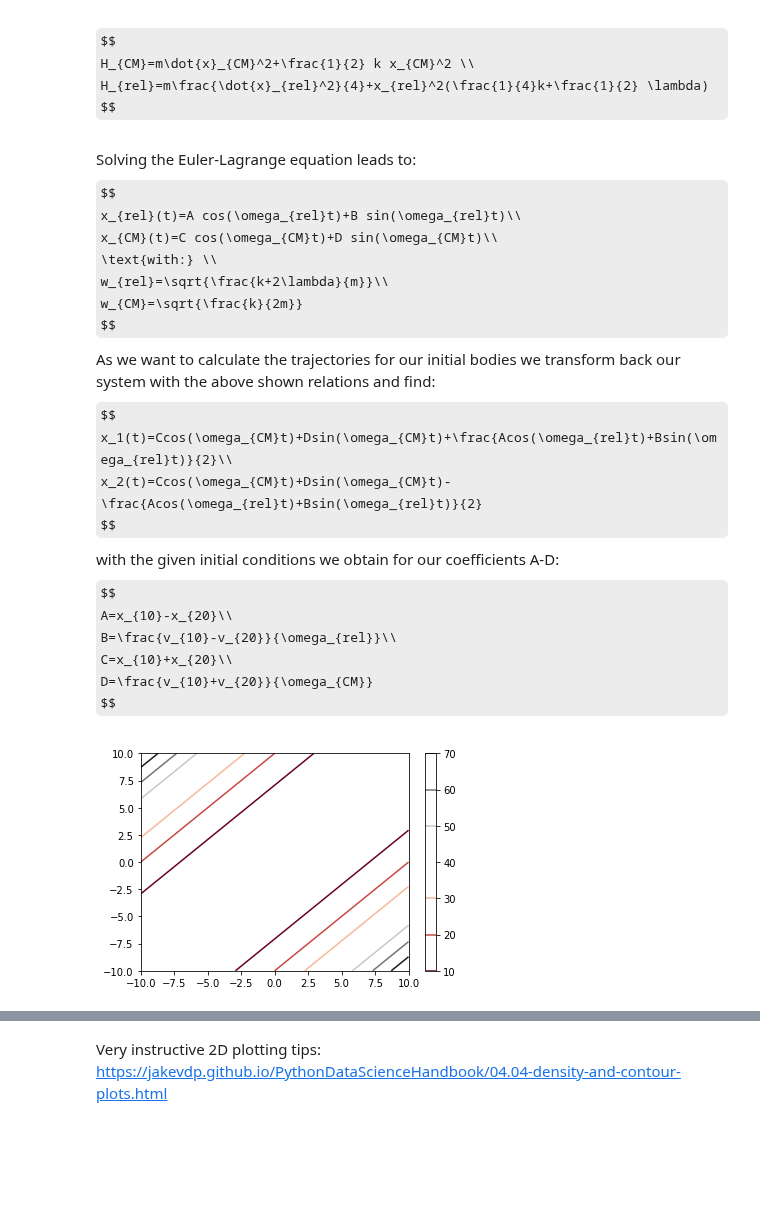
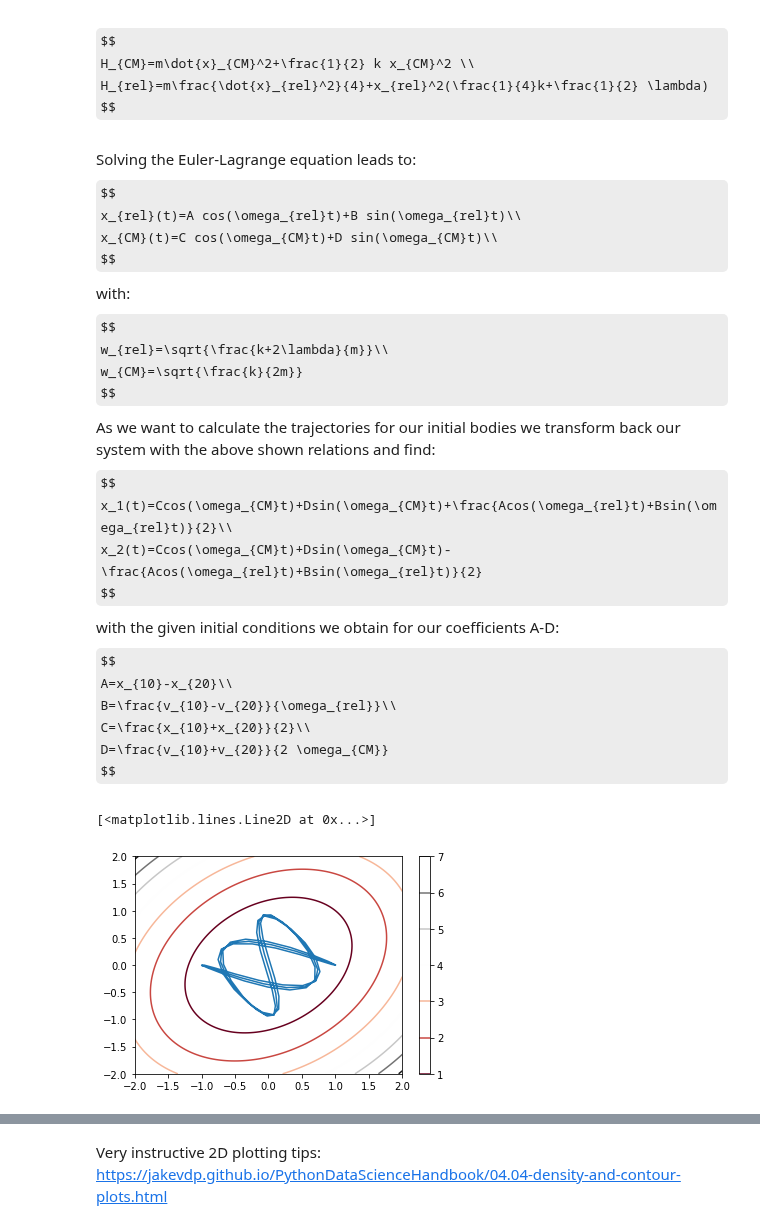
Before and after one commit to ml4cdeca/ComputationalQuantumDynamics, a Jupyter notebook: blatt3/exercise3.ipynb, the cells around one changed output, grey strips where cells are left out. Saved outputs shown, nothing was run; the diff lists cells and outputs as text; code cells hidden in the pictures; some formulas as TeX source; blank space fills up the shorter version.

```diff
--- a/blatt3/exercise3.ipynb
+++ b/blatt3/exercise3.ipynb
@@ -53,7 +53,9 @@ Solving the Euler-Lagrange equation leads to:
 $$
 x_{rel}(t)=A cos(\omega_{rel}t)+B sin(\omega_{rel}t)\\
 x_{CM}(t)=C cos(\omega_{CM}t)+D sin(\omega_{CM}t)\\
-\text{with:} \\
+$$
+with:
+$$
 w_{rel}=\sqrt{\frac{k+2\lambda}{m}}\\
 w_{CM}=\sqrt{\frac{k}{2m}}
 $$
@@ -66,24 +68,17 @@ with the given initial conditions we obtain for our coefficients A-D:
 $$
 A=x_{10}-x_{20}\\
 B=\frac{v_{10}-v_{20}}{\omega_{rel}}\\
-C=x_{10}+x_{20}\\
-D=\frac{v_{10}+v_{20}}{\omega_{CM}}
+C=\frac{x_{10}+x_{20}}{2}\\
+D=\frac{v_{10}+v_{20}}{2 \omega_{CM}}
 $$
 # %%
-def potential(x1,x2,lam):
-    return lam*(x1-x2)**2
-def potential_contour(x1,x2,lam):
+def potential(x1,x2,lam,k):
+    return 1/2*k*(x1**2+x2**2)+lam*(x1-x2)**2
+def potential_contour(x1,x2,lam,k):
     X,Y=np.meshgrid(x1,x2)
-    Z=potential(X,Y,lam)
+    Z=potential(X,Y,lam,k)
     plt.contour(X,Y,Z,cmap="RdGy")
     plt.colorbar()
-# %%
-x1=np.linspace(-10,10,1000)
-x2=np.linspace(-10,10,1000)
-lam=0.2
-potential_contour(x1,x2,0.2)
-# %% [output]
-[figure, removed]
 # %%
 def trajectories(x1,v1,x2,v2,m,lam,k,t):
     wrel=np.sqrt((k+2*lam)/m)
@@ -95,6 +90,20 @@ def trajectories(x1,v1,x2,v2,m,lam,k,t):
     x1=C*np.cos(wcm*t)+D*np.sin(wcm*t)+(A*np.cos(wrel*t)+B*np.sin(wrel*t))/2
     x2=C*np.cos(wcm*t)+D*np.sin(wcm*t)-(A*np.cos(wrel*t)+B*np.sin(wrel*t))/2
     return x1,x2
+# %%
+v1,v2,x2=0,0,0
+x1=1
+m,k,lam=1,1,0.2
+t=np.linspace(0,40,100)
+a,b=trajectories(x1,v1,x2,v2,m,lam,k,t)
+x1=np.linspace(-2,2,100)
+x2=np.linspace(-2,2,100)
+lam=0.2
+potential_contour(x1,x2,0.2,1)
+plt.plot(a,b)
+# %% [output]
+[<matplotlib.lines.Line2D at 0x...>]
+[figure, added]
 # %%
 v1,v2,x2=0,0,0
 x1=1
```
Also changed, not shown: parts of 20 cells of this notebook.
